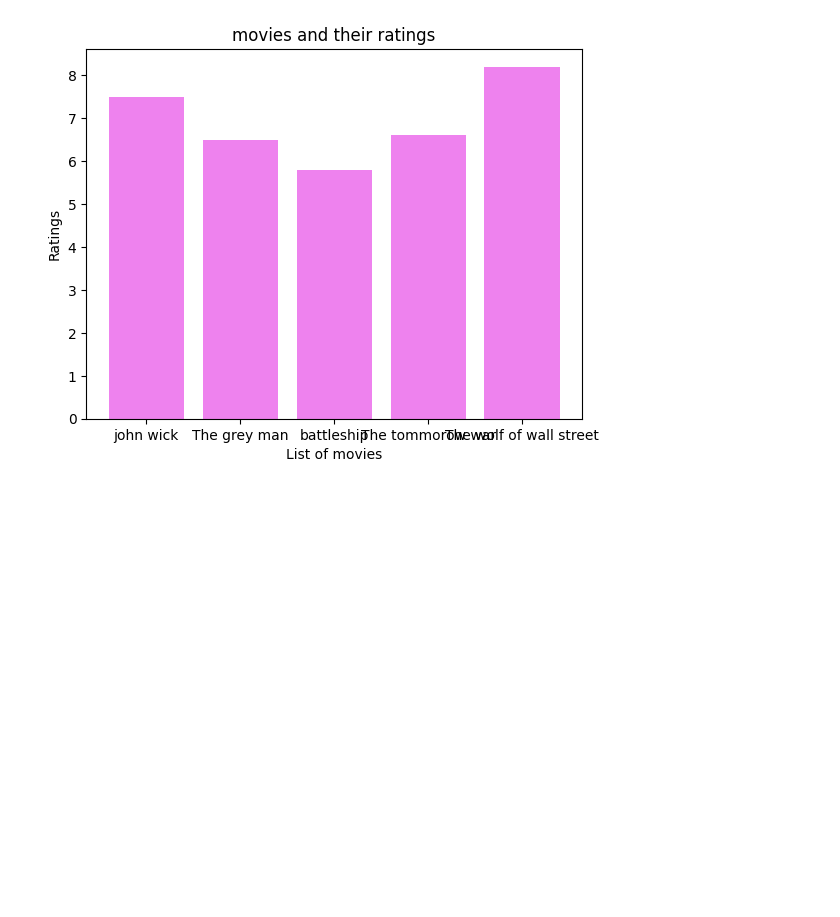
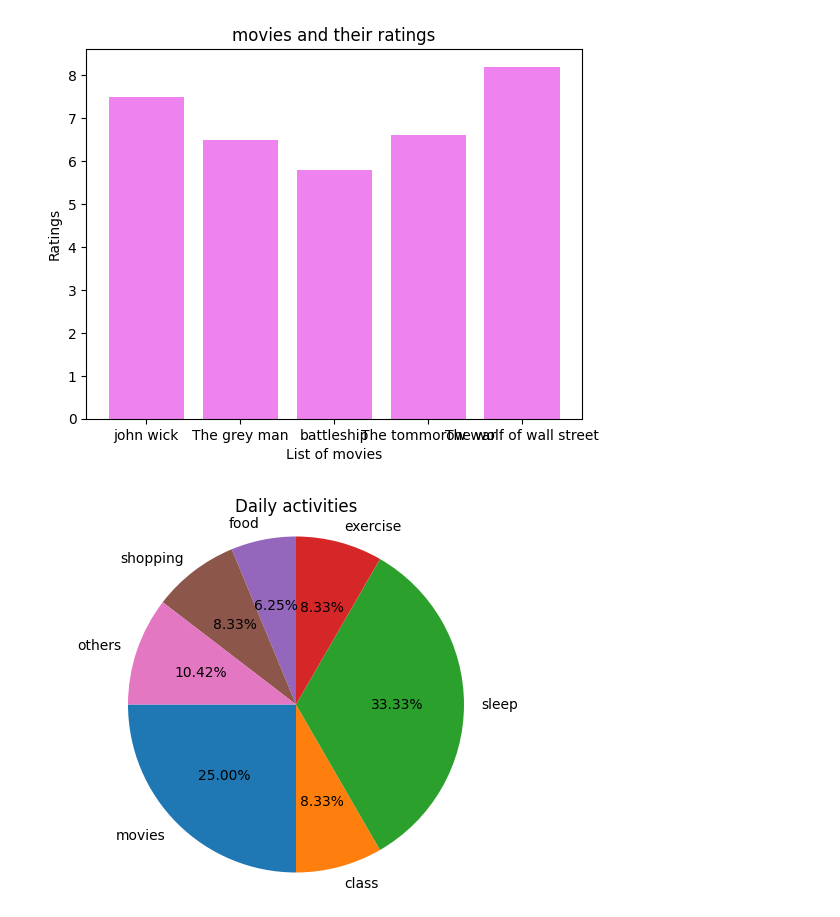
Before and after one commit to Advaith5555/Data_Science_with_Python, a Jupyter notebook: DAY_3/DAY_3.ipynb, the cells around one changed output. Cells and saved outputs as stored; diff of their text form; code cells hidden in the pictures; blank space fills up the shorter version.

```diff
--- a/DAY_3/DAY_3.ipynb
+++ b/DAY_3/DAY_3.ipynb
@@ -95,5 +95,11 @@ plt.show()
 # %% [output]
 [figure]
 # %%
-Activities = ["movies","class"]
-time = [6,2]
+Activities = ["movies","class","sleep","exercise","food","shopping","others"]
+time = [6,2,8,2,1.5,2,2.5]
+plt.pie(time, labels=Activities,autopct="%1.2f%%",startangle=180)
+plt.title("Daily activities")
+plt.axis("equal")
+plt.show()
+# %% [output]
+[figure, added]
```
Also changed, not shown: parts of 1 cell of this notebook, 2 other files.
